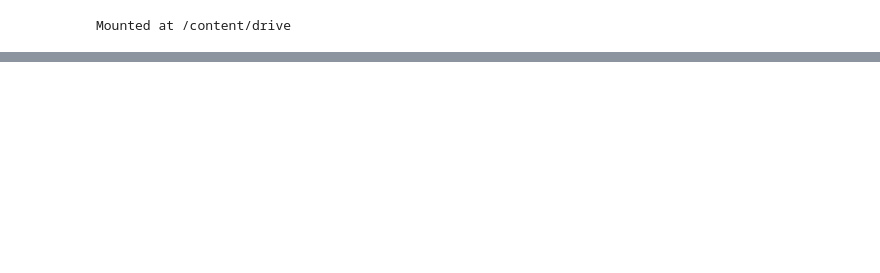
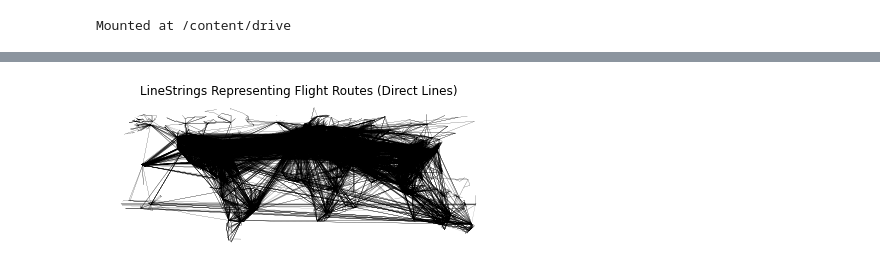
Before and after one commit to mahsanghani/NLP, a Jupyter notebook: routes.ipynb, the cells around one changed output, grey strips where cells are left out. Cells and saved outputs as stored; diff of their text form; code cells hidden in the pictures; blank space fills up the shorter version.

Commit message:
routes

```diff
--- a/routes.ipynb
+++ b/routes.ipynb
@@ -390,0 +161,15 @@ Name: airport_presence, dtype: float64
+# %%
+# duplicate dataframe for source airports
+source_airports = airports_df[['name', 'iata', 'icao', 'latitude', 'longitude']]
+destination_airports = source_airports.copy()
+
+# duplicate dataframe for destination airports
+source_airports.columns = ['source_' + str(col) for col in source_airports.columns]
+destination_airports.columns = ['destination_' + str(col) for col in destination_airports.columns]
+# %%
+# merge the source and destination dataframes to construct a routes dataframe
+routes = routes_df[['source', 'destination']]
+routes = pd.merge(routes, source_airports, left_on='source', right_on='source_iata')
+routes = pd.merge(routes, destination_airports, left_on='destination', right_on='destination_iata')
+
+print(routes.columns)
@@ -390,0 +182,9 @@ Name: airport_presence, dtype: float64
+# %%
+import geopandas as gpd
+from shapely.geometry import LineString
+
+# implement LineString's to connect source_(longitude, latitude) with destination_(longitude, latitude)
+
+geometry = [LineString([[routes.iloc[i]['source_longitude'], routes.iloc[i]['source_latitude']], [routes.iloc[i]['destination_longitude'], routes.iloc[i]['destination_latitude']]]) for i in range(routes.shape[0])]
+routes = gpd.GeoDataFrame(routes, geometry=geometry, crs='EPSG:4326')
+print(routes)
@@ -390,0 +209,18 @@ Name: airport_presence, dtype: float64
+# %%
+# plot black routes on a white background (direct lines)
+
+fig = plt.figure(facecolor='white')
+ax = plt.axes()
+
+fig.set_size_inches(7, 3.5)
+ax.patch.set_facecolor('white')
+
+routes.plot(ax=ax, color='black', linewidth=0.1)
+plt.axis('off')
+plt.title('LineStrings Representing Flight Routes (Direct Lines)')
+plt.setp(ax.spines.values(), color='white')
+plt.setp([ax.get_xticklines(), ax.get_yticklines()], color='white')
+
+plt.show()
+# %% [output]
+[figure, added]
```
Also changed, not shown: parts of 46 cells of this notebook.
